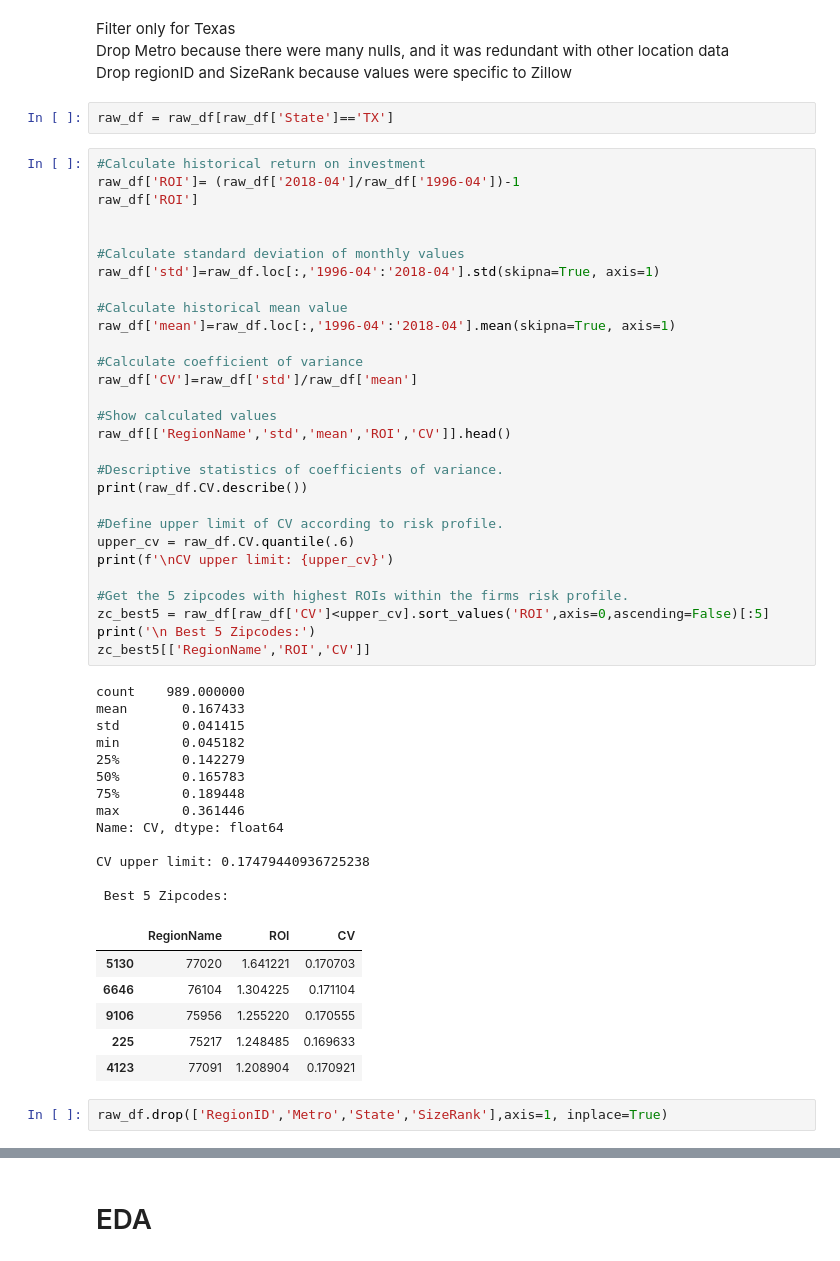
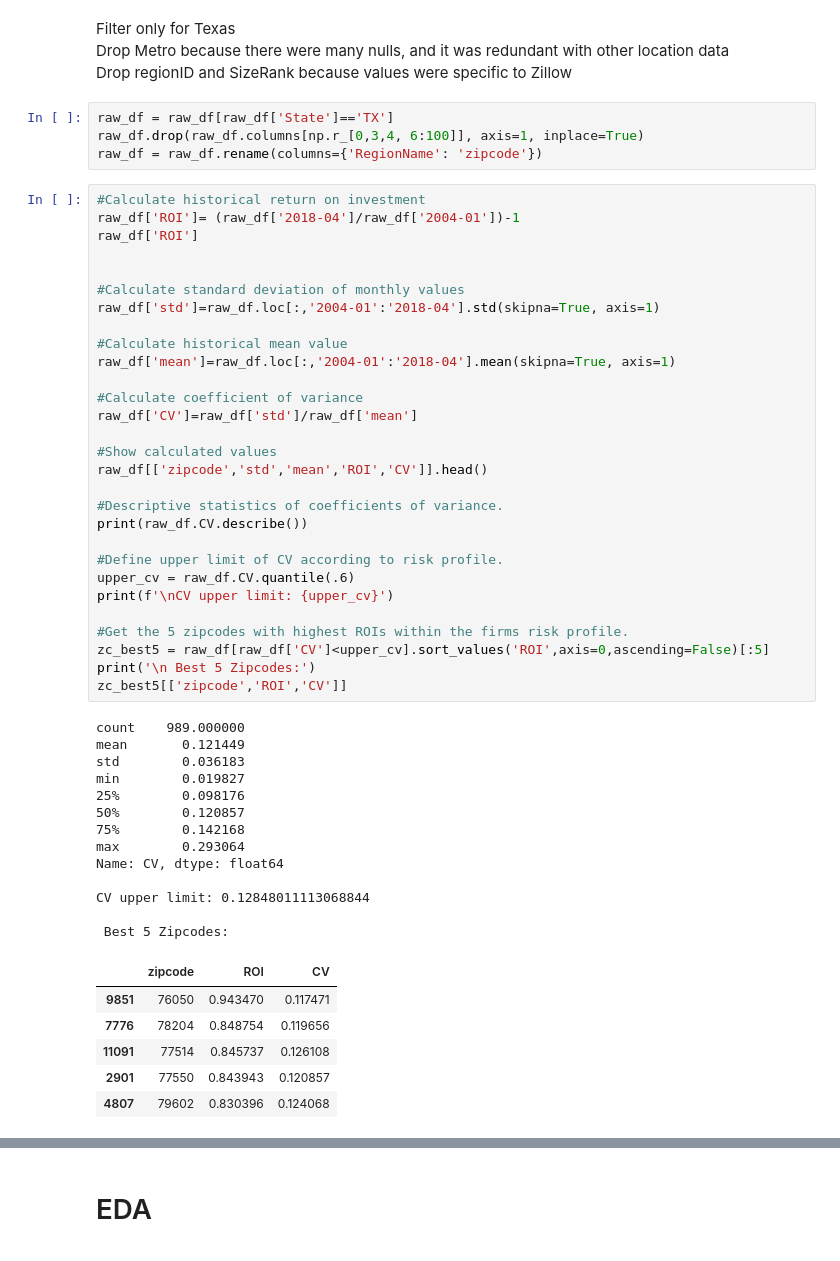
Before and after one commit to rhk48/zillow-time-series, a Jupyter notebook: lorela_nb.ipynb, the cells around one changed output, grey strips where cells are left out. Drawn from its saved outputs; the diff is of its cells as text.

```diff
--- a/lorela_nb.ipynb
+++ b/lorela_nb.ipynb
@@ -13,54 +13,54 @@ Filter only for Texas
 <br> Drop regionID and SizeRank because values were specific to Zillow
 # %%
 raw_df = raw_df[raw_df['State']=='TX']
+raw_df.drop(raw_df.columns[np.r_[0,3,4, 6:100]], axis=1, inplace=True)
+raw_df = raw_df.rename(columns={'RegionName': 'zipcode'})
 # %%
 #Calculate historical return on investment
-raw_df['ROI']= (raw_df['2018-04']/raw_df['1996-04'])-1
+raw_df['ROI']= (raw_df['2018-04']/raw_df['2004-01'])-1
 raw_df['ROI']
 
 
 #Calculate standard deviation of monthly values
-raw_df['std']=raw_df.loc[:,'1996-04':'2018-04'].std(skipna=True, axis=1)
+raw_df['std']=raw_df.loc[:,'2004-01':'2018-04'].std(skipna=True, axis=1)
 
 #Calculate historical mean value
-raw_df['mean']=raw_df.loc[:,'1996-04':'2018-04'].mean(skipna=True, axis=1)
+raw_df['mean']=raw_df.loc[:,'2004-01':'2018-04'].mean(skipna=True, axis=1)
 
 #Calculate coefficient of variance
 raw_df['CV']=raw_df['std']/raw_df['mean']
 
 #Show calculated values
-raw_df[['RegionName','std','mean','ROI','CV']].head()
+raw_df[['zipcode','std','mean','ROI','CV']].head()
 
 #Descriptive statistics of coefficients of variance.
 print(raw_df.CV.describe())
 
 #Define upper limit of CV according to risk profile.
 upper_cv = raw_df.CV.quantile(.6)
 print(f'\nCV upper limit: {upper_cv}')
 
 #Get the 5 zipcodes with highest ROIs within the firms risk profile.
 zc_best5 = raw_df[raw_df['CV']<upper_cv].sort_values('ROI',axis=0,ascending=False)[:5]
 print('\n Best 5 Zipcodes:')
-zc_best5[['RegionName','ROI','CV']]
+zc_best5[['zipcode','ROI','CV']]
 # %% [output]
 count    989.000000
-mean       0.167433
-std        0.041415
-min        0.045182
-25%        0.142279
-50%        0.165783
-75%        0.189448
-max        0.361446
+mean       0.121449
+std        0.036183
+min        0.019827
+25%        0.098176
+50%        0.120857
+75%        0.142168
+max        0.293064
 Name: CV, dtype: float64
 
-CV upper limit: 0.17479440936725238
+CV upper limit: 0.12848011113068844
 
  Best 5 Zipcodes:
-|  | RegionName | ROI | CV |
-| 5130 | 77020 | 1.641221 | 0.170703 |
-| 6646 | 76104 | 1.304225 | 0.171104 |
-| 9106 | 75956 | 1.255220 | 0.170555 |
-| 225 | 75217 | 1.248485 | 0.169633 |
-| 4123 | 77091 | 1.208904 | 0.170921 |
+|  | zipcode | ROI | CV |
+| 9851 | 76050 | 0.943470 | 0.117471 |
+| 7776 | 78204 | 0.848754 | 0.119656 |
+| 11091 | 77514 | 0.845737 | 0.126108 |
+| 2901 | 77550 | 0.843943 | 0.120857 |
+| 4807 | 79602 | 0.830396 | 0.124068 |
-# %%
-raw_df.drop(['RegionID','Metro','State','SizeRank'],axis=1, inplace=True)
```
Also changed, not shown: parts of 27 cells of this notebook.
